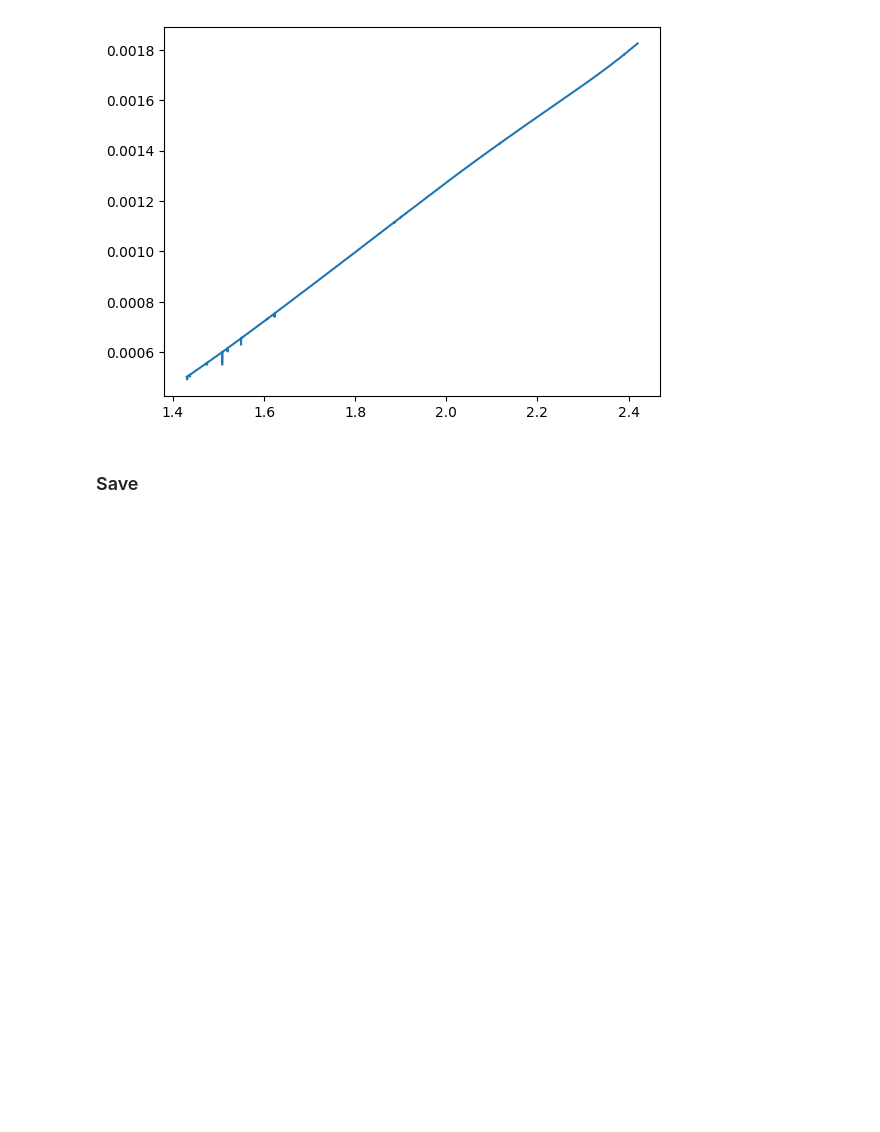
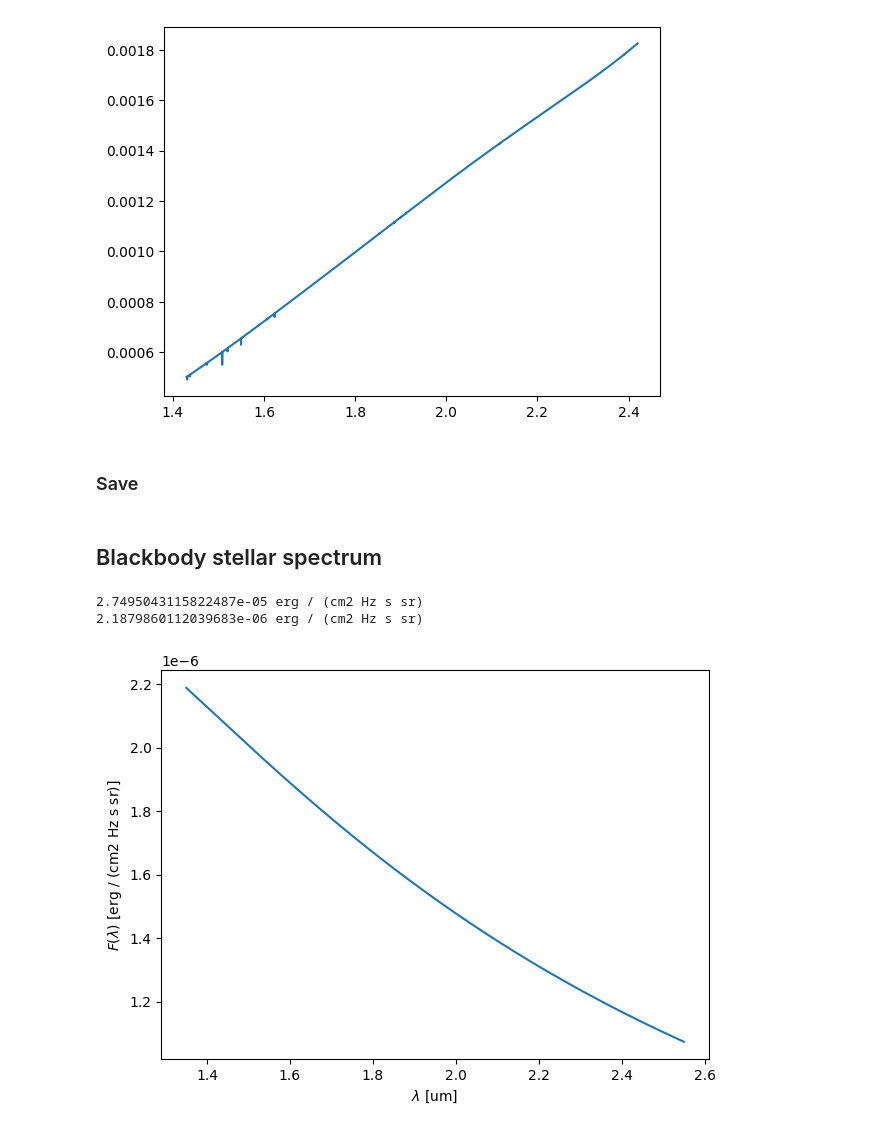
Before and after one commit to ZoeYingShu/starships-notebooks, a Jupyter notebook: Generate_models_PRT.ipynb, the cells around one changed output. Saved outputs shown, nothing was run; the diff lists cells and outputs as text; code cells hidden in the pictures; blank space fills up the shorter version.

```diff
--- a/Generate_models_PRT.ipynb
+++ b/Generate_models_PRT.ipynb
@@ -529,3 +529,48 @@ plt.plot(wave_mod, model_spec_fe)
 np.savez('/home/ldang05/projects/def-dlafre/ldang05/Data/CoRoT-2b/test_mod_CoRoT-2b_mixed_ch4_main_iso', wave_mod=wave_mod, model_spec=model_spec_ch4)
 np.savez('/home/ldang05/projects/def-dlafre/ldang05/Data/CoRoT-2b/test_mod_CoRoT-2b_mixed_vo_main_iso', wave_mod=wave_mod, model_spec=model_spec_vo)
 np.savez('/home/ldang05/projects/def-dlafre/ldang05/Data/CoRoT-2b/test_mod_CoRoT-2b_mixed_tio_main_iso', wave_mod=wave_mod, model_spec=model_spec_tio)
+# %% [markdown]
+## Blackbody stellar spectrum
+# %%
+import numpy as np
+import matplotlib.pyplot as plt
+
+from astropy.modeling.models import BlackBody
+import astropy.units as u
+
+
+logg = 4.481570
+
+wavelength_min = 1.35 * u.um
+wavelength_max = 2.55 * u.um
+num_points = 1000
+
+# Create an array of wavelengths in microns within the specified range
+wavelengths = np.linspace(wavelength_min, wavelength_max, num_points)
+
+# Blackbody parameters
+temperature = 5529 * u.K
+
+# Calculate the blackbody spectrum in wavelength space
+bb = BlackBody(temperature)
+
+# erg cm$^{-2}$ s$^{-1}$ Hz$^{-1}$
+
+bb_result = bb(wavelengths)
+print(bb_result[0])
+
+conversion_factor = 4 * np.pi  # 4π
+bb_result = bb_result / conversion_factor
+print(bb_result[0])
+
+fig, ax = plt.subplots(ncols=1)
+ax.plot(wavelengths, bb_result, '-')
+ax.set_xlabel(fr"$\lambda$ [{wavelengths.unit}]")
+ax.set_ylabel(fr"$F(\lambda)$ [{bb_result.unit}]")
+
+plt.tight_layout()
+plt.show()
+# %% [output]
+2.7495043115822487e-05 erg / (cm2 Hz s sr)
+2.1879860112039683e-06 erg / (cm2 Hz s sr)
+[figure, added]
```
Also changed, not shown: 5 other files.
